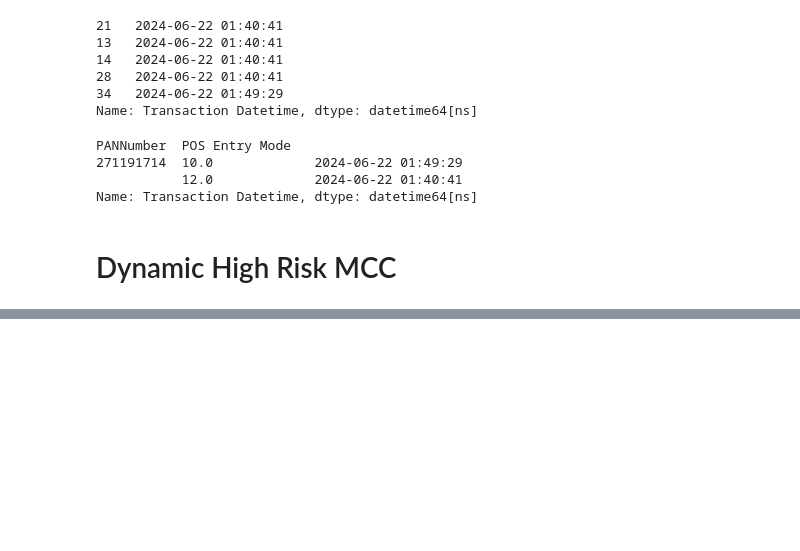
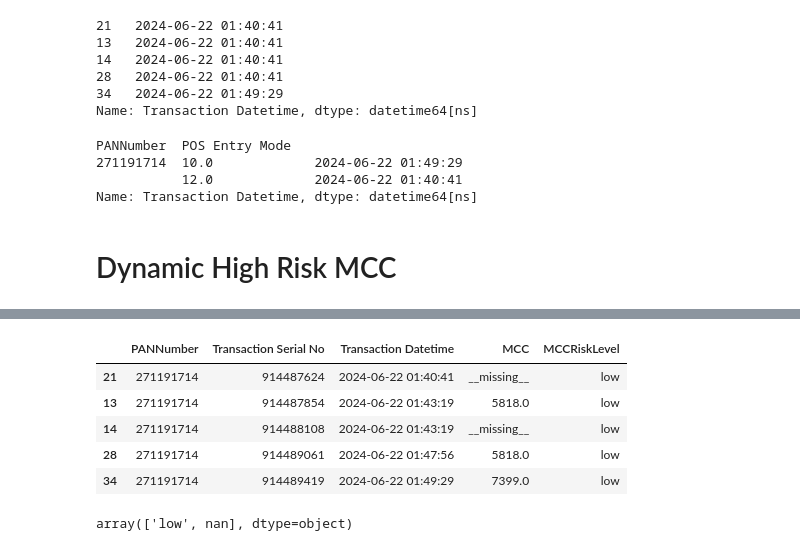
Before and after one commit to gregvidy/model-diagnostic, a Jupyter notebook: 02a_1. New Feature Engineering - Credit.ipynb, the cells around one changed output, grey strips where cells are left out. Cells and saved outputs as stored; diff of their text form; code cells hidden in the pictures; blank space fills up the shorter version.

```diff
--- a/02a_1. New Feature Engineering - Credit.ipynb
+++ b/02a_1. New Feature Engineering - Credit.ipynb
@@ -10,6 +10,6 @@ from src.credit_card_config import (
 )
 from src.calculation_features import generate_rolling_features
 # %%
-df_mock = pd.read_csv("data/mock_data_join_c03_tscf.csv")
-df_mock = df_mock.drop(["Unnamed: 0"], axis=1)
+df_mock = pd.read_csv("data/mock/mock_data_join_c03_tscf.csv")
+df_mock = df_mock.drop(['Unnamed: 0'], axis=1)
 # %%
@@ -231,11 +199,9 @@ Name: count, dtype: int64
 # %%
-dynamic_high_risk_mcc_config = [
-    {
-        "groupby": "MCC",
-        "fraud_label_col": "Confirmed",
-        "agg_func": "sum",
-        "months_period": 1,  # e.g. last 1 months
-        "risk_label": ["very_high", "high", "medium", "low"],
-        "risk_threshold": [0.9, 0.75, 0.4],
-    }
-]
+dynamic_high_risk_mcc_config = {
+    "groupby": "MCC",
+    "fraud_label_col": "Confirmed",
+    "agg_func": "sum",
+    "months_period": 12, # e.g. last 1 months
+    "risk_label": ["very_high", "high", "medium", "low"],
+    "risk_threshold": [0.9, 0.75, 0.4]
+}
@@ -241,0 +210,26 @@ dynamic_high_risk_mcc_config = [
+# %%
+df_mock["MCC"] = df_mock["MCC"].fillna("__missing__")
+# %%
+df_mock = label_risk_level_category(
+    df=df_mock,
+    datetime_col='Transaction Datetime',
+    config=dynamic_high_risk_mcc_config
+)
+# %%
+df_mock[df_mock['PANNumber'] == 271191714][
+# df_mock[df_mock['MCCRiskLevel'].isna()][
+    [
+        "PANNumber",
+        "Transaction Serial No",
+        "Transaction Datetime",
+        "MCC",
+        "MCCRiskLevel"
+    ]
+].sort_values(by='Transaction Datetime', ascending=True)
+# %% [output]
+|  | PANNumber | Transaction Serial No | Transaction Datetime | MCC | MCCRiskLevel |
+| 21 | 271191714 | 914487624 | 2024-06-22 01:40:41 | __missing__ | low |
+| 13 | 271191714 | 914487854 | 2024-06-22 01:43:19 | 5818.0 | low |
+| 14 | 271191714 | 914488108 | 2024-06-22 01:43:19 | __missing__ | low |
+| 28 | 271191714 | 914489061 | 2024-06-22 01:47:56 | 5818.0 | low |
+| 34 | 271191714 | 914489419 | 2024-06-22 01:49:29 | 7399.0 | low |
@@ -241,0 +247,4 @@ dynamic_high_risk_mcc_config = [
+# %%
+df_mock["MCCRiskLevel"].unique()
+# %% [output]
+array(['low', nan], dtype=object)
```
Also changed, not shown: parts of 16 cells of this notebook.
